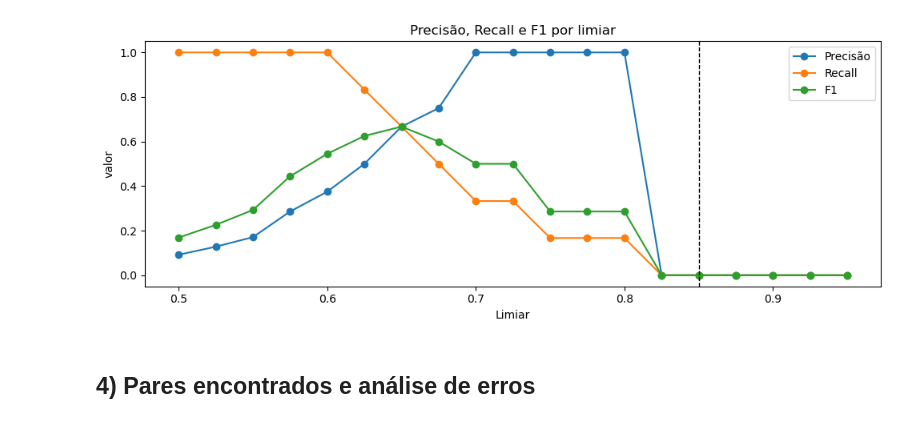
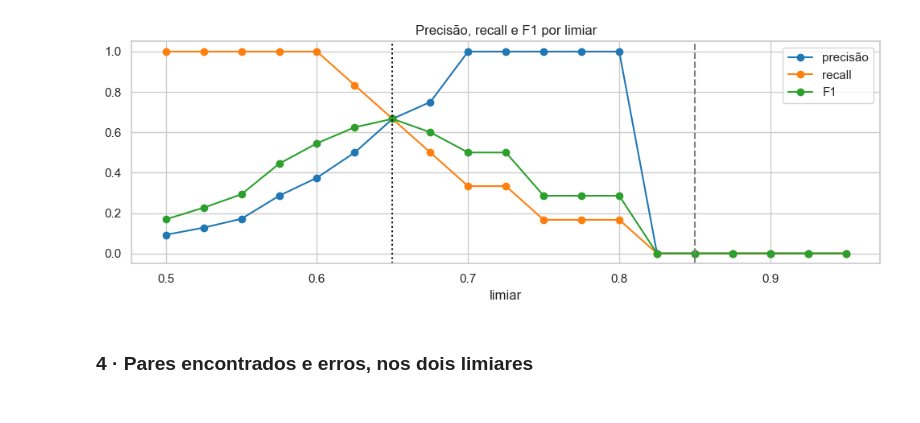
Before and after one commit to NicolasBritoFC/trabalhos-ri-busca, a Jupyter notebook: desafio_ouvidoria/deteccao_duplicatas.ipynb, the cells around one changed output. Drawn from its saved outputs; the diff is of its cells as text; code cells hidden in the pictures.

```diff
--- a/desafio_ouvidoria/deteccao_duplicatas.ipynb
+++ b/desafio_ouvidoria/deteccao_duplicatas.ipynb
@@ -142,0 +74,21 @@ Melhor F1 = 0.667 no limiar 0.65
+# %%
+i, j = np.triu_indices(len(base), k=1)
+pares = pd.DataFrame({"a": base["id"].to_numpy()[i], "b": base["id"].to_numpy()[j], "cosseno": S[i, j]})
+pares["duplicata real"] = [tuple(sorted(p)) in gabarito for p in zip(pares.a, pares.b)]
+
+resumo = {
+    "pares avaliados": len(pares),
+    "duplicatas reais": int(pares["duplicata real"].sum()),
+    "percentil 90": np.percentile(pares.cosseno, 90),
+    "percentil 95": np.percentile(pares.cosseno, 95),
+    "percentil 99": np.percentile(pares.cosseno, 99),
+    "menor cosseno entre duplicatas": pares.loc[pares["duplicata real"], "cosseno"].min(),
+    "maior cosseno entre não duplicatas": pares.loc[~pares["duplicata real"], "cosseno"].max(),
+}
+display(pd.Series(resumo).to_frame("valor").style.format("{:.3f}"))
+
+g = sns.displot(pares, x="cosseno", hue="duplicata real", bins=40, height=3.6, aspect=2.4,
+                palette={False: "#9aa5b1", True: "crimson"}, multiple="layer")
+for x, estilo, rot in [(0.85, "--", "0,85 (padrão)"), (np.percentile(pares.cosseno, 99), ":", "percentil 99")]:
+    g.ax.axvline(x, ls=estilo, color="black"); g.ax.text(x + 0.005, g.ax.get_ylim()[1] * 0.9, rot, fontsize=9)
+g.ax.set_title("Distribuição das similaridades entre pares"); plt.show()
@@ -142,0 +105,15 @@ Melhor F1 = 0.667 no limiar 0.65
+# %%
+def avaliar(limiar):
+    previsto = pares.cosseno >= limiar
+    vp = int((previsto & pares["duplicata real"]).sum())
+    fp = int((previsto & ~pares["duplicata real"]).sum())
+    fn = int((~previsto & pares["duplicata real"]).sum())
+    precisao = vp / (vp + fp) if vp + fp else 0.0
+    recall = vp / (vp + fn)
+    f1 = 2 * precisao * recall / (precisao + recall) if precisao + recall else 0.0
+    return {"limiar": limiar, "VP": vp, "FP": fp, "FN": fn, "precisão": precisao, "recall": recall, "F1": f1}
+
+varredura = pd.DataFrame([avaliar(l) for l in np.round(np.arange(0.50, 0.96, 0.025), 3)])
+escolhido = float(varredura.loc[varredura.F1.idxmax(), "limiar"])
+print(f"Melhor F1 = {varredura.F1.max():.3f} no limiar {escolhido}")
+varredura.style.format({"precisão": "{:.3f}", "recall": "{:.3f}", "F1": "{:.3f}"}).highlight_max("F1", color="#c8e6c9")
@@ -143,9 +139,9 @@ Melhor F1 = 0.667 no limiar 0.65
 # %%
-ax = varredura.plot(x="Limiar", y=["Precisão", "Recall", "F1"], figsize=(10, 4), marker="o")
-ax.axvline(0.85, color="black", ls="--", lw=1)
-ax.set_title("Precisão, Recall e F1 por limiar"); ax.set_ylabel("valor")
-plt.tight_layout(); plt.show()
+ax = varredura.plot(x="limiar", y=["precisão", "recall", "F1"], figsize=(10, 3.8), marker="o",
+                   color=["#1f77b4", "#ff7f0e", "#2ca02c"])
+ax.axvline(0.85, ls="--", color="gray"); ax.axvline(escolhido, ls=":", color="black")
+ax.set_title("Precisão, recall e F1 por limiar"); plt.tight_layout(); plt.show()
 # %% [output]
-[figure, old version]
+[figure, new version]
 # %% [markdown]
-## 4) Pares encontrados e análise de erros
+### 4 · Pares encontrados e erros, nos dois limiares
```
Also changed, not shown: parts of 19 cells of this notebook, 10 other files.
